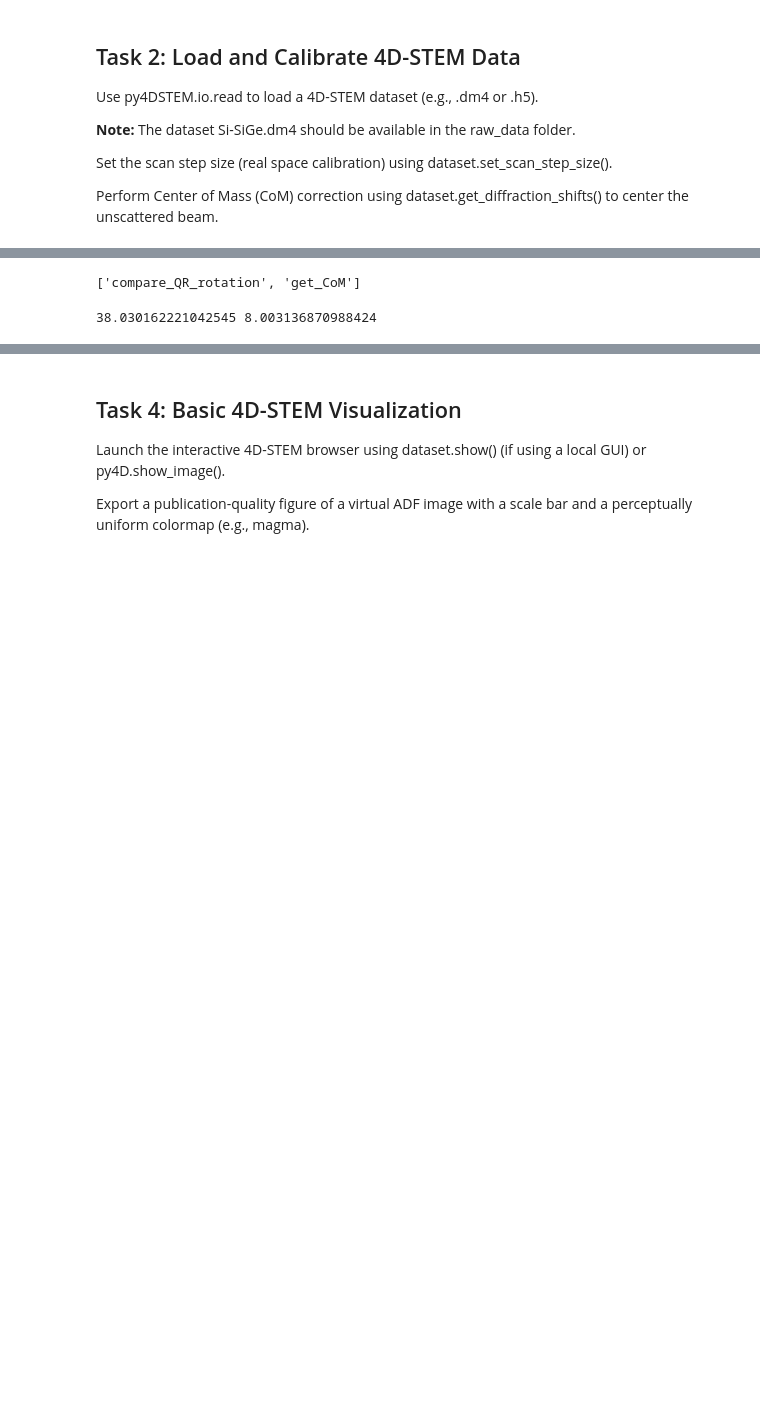
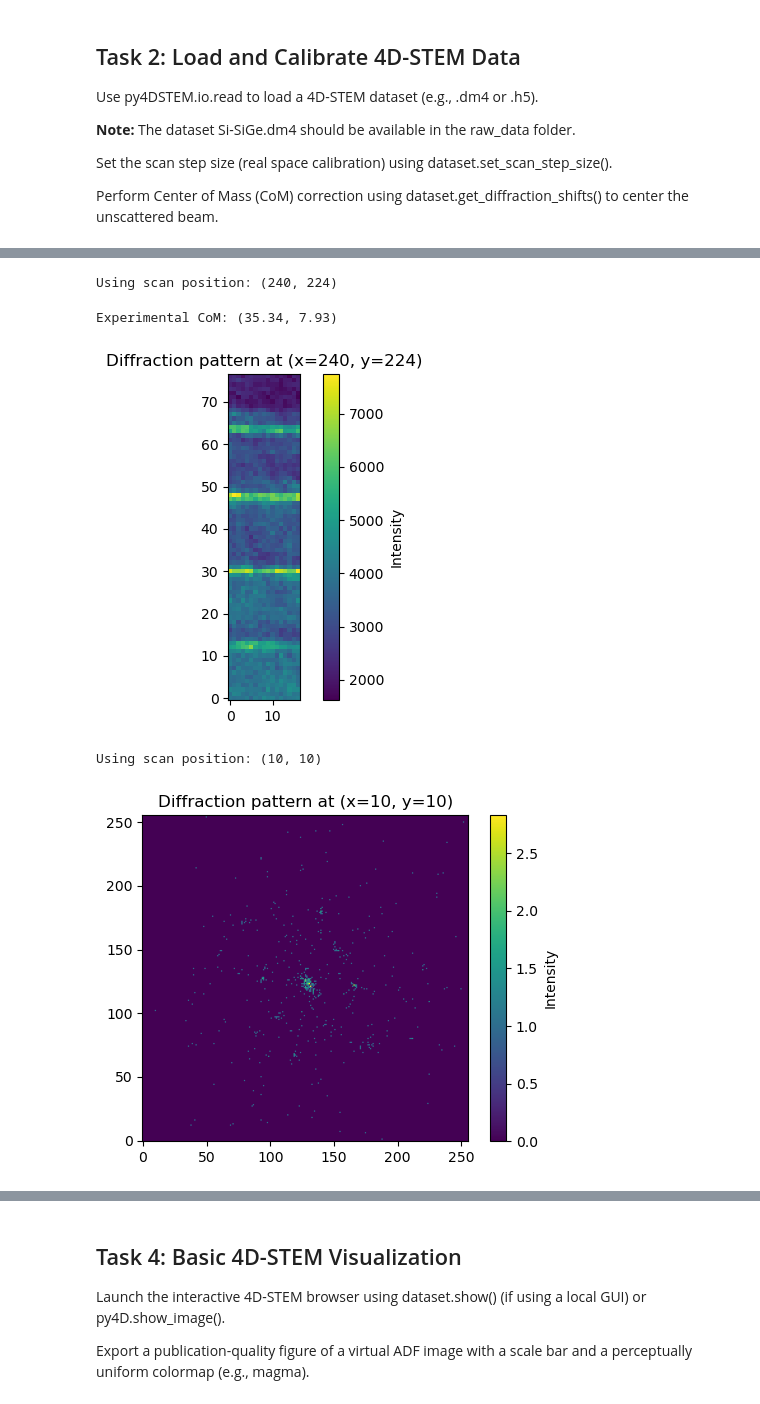
Before and after one commit to eliseetrheim/MSE465_EliseEtrheim, a Jupyter notebook: assignments/assignment_02_setup.ipynb, the cells around one changed output, grey strips where cells are left out. Drawn from its saved outputs; the diff is of its cells as text; code cells hidden in the pictures; blank space fills up the shorter version.

```diff
--- a/assignments/assignment_02_setup.ipynb
+++ b/assignments/assignment_02_setup.ipynb
@@ -92,9 +102,10 @@ dataset = py4DSTEM.io.import_file(filepath)
 
 print("Dataset successfully loaded!")
 
-# Inspect dataset
-print("Dataset shape:", dataset.data.shape)
-print(dataset.calibration)
-print(dataset.metadata)
+# Load calibration dataset
+filepath_calib = "Diffraction Si_Au_Calib.dm4"
+dataset_calib = py4DSTEM.io.import_file(filepath_calib)
+
+print("Calibration dataset successfully loaded!")
 # %% [output]
 Dataset successfully loaded!
@@ -125,17 +193,55 @@ Scan pixel units: nm
+# %%
+# Attempt CoM on experimental dataset using single scan position
+
+# Choose representative scan position
+Rx0 = dataset.data.shape[0] // 2
+Ry0 = dataset.data.shape[1] // 2
+
+print("Using scan position:", (Rx0, Ry0))
+
+dp = dataset.data[Rx0, Ry0].astype(float)
+# %% [output]
+Using scan position: (240, 224)
+# %%
+# CoM calibration
+QX, QY = dp.shape
+qx = np.arange(QX)
+qy = np.arange(QY)
+
+QX, QY = np.meshgrid(qx, qy, indexing="ij")
+I = dp.sum()
+
+qx_exp = (QX * dp).sum() / I
+qy_exp = (QY * dp).sum() / I
+
+print(f"Experimental CoM: ({qx_exp:.2f}, {qy_exp:.2f})")
+# %% [output]
+Experimental CoM: (35.34, 7.93)
 # %%
-# Verifying workflow (ChatGPT assisted)
-import py4DSTEM.process.calibration as calib
-[f for f in dir(calib) if "com" in f.lower() or "shift" in f.lower()]
+# Visualize scan position dataset
+plt.figure(figsize=(5, 4))
+plt.imshow(dp, origin="lower")
+plt.colorbar(label="Intensity")
+plt.title(f"Diffraction pattern at (x={Rx0}, y={Ry0})")
+plt.tight_layout()
+plt.show()
+
+# Visualize scan position calibration datset
+
+# Choose representative scan position
+Rx0_calib = dataset_calib.data.shape[0] // 2
+Ry0_calib = dataset_calib.data.shape[1] // 2
+
+print("Using scan position:", (Rx0_calib, Ry0_calib))
+
+dp_calib = dataset_calib.data[Rx0_calib, Ry0_calib].astype(float)
+plt.figure(figsize=(5, 4))
+plt.imshow(np.sqrt(dp_calib), origin="lower")
+plt.colorbar(label="Intensity")
+plt.title(f"Diffraction pattern at (x={Rx0_calib}, y={Ry0_calib})")
+plt.tight_layout()
+plt.show()
 # %% [output]
+[figure, added]
-['compare_QR_rotation', 'get_CoM']
+Using scan position: (10, 10)
+[figure, added]
-# %%
-# Confirming workflow (ChatGPT assisted)
-from py4DSTEM.process.utils.utils import get_CoM
-
-# pick one diffraction pattern at scan position (0,0)
-dp = dataset.data[0,0,:,:]
-
-qx, qy = get_CoM(dp)
-print(qx, qy)
-# %% [output]
-38.030162221042545 8.003136870988424
```
Also changed, not shown: parts of 16 cells of this notebook.
